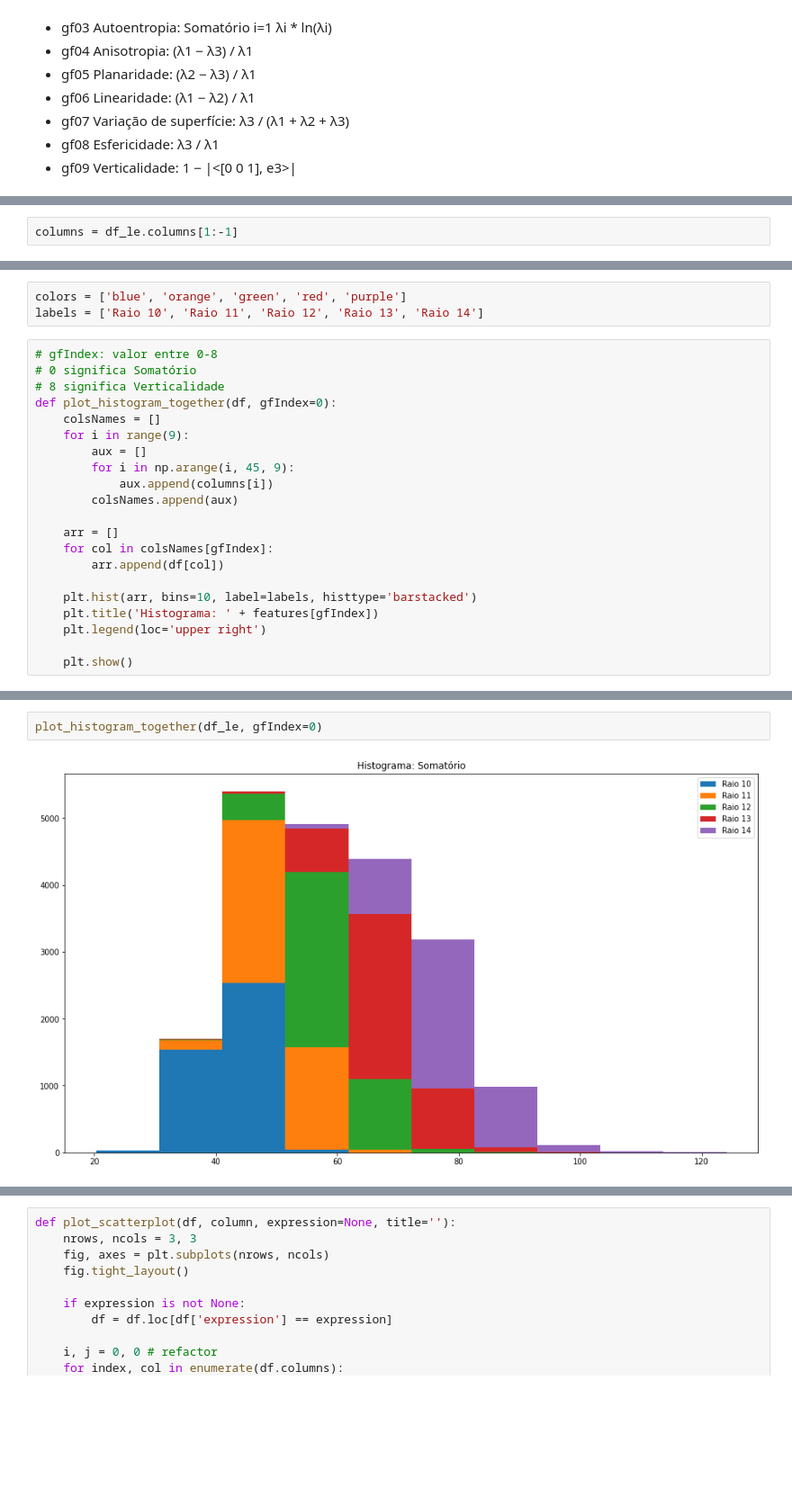
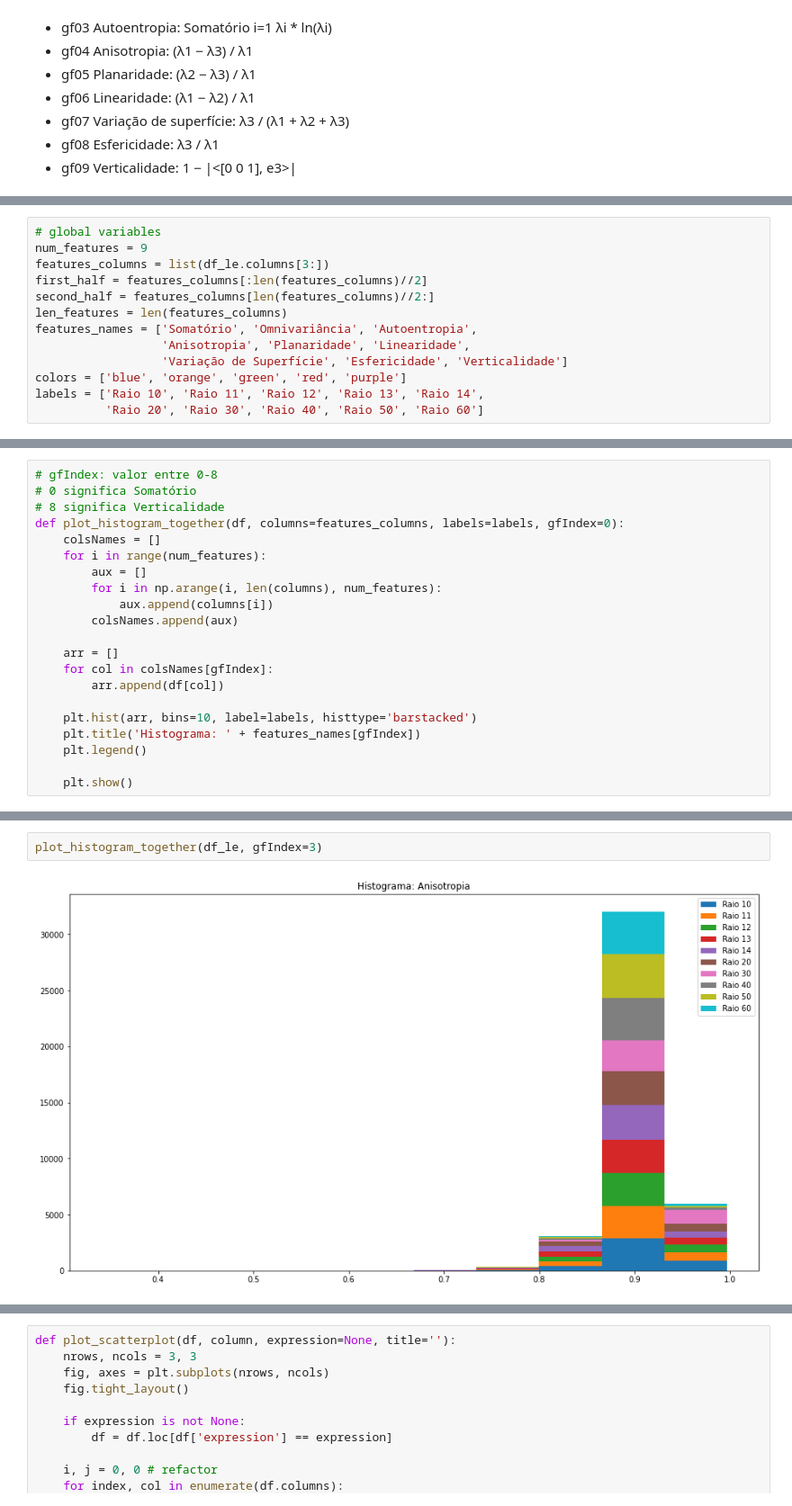
Before and after one commit to thalissonfelipe/landmarks, a Jupyter notebook: Análise das Features da Matriz de Covarariância (Raio).ipynb, the cells around one changed output, grey strips where cells are left out. Shown at 90% size. Saved outputs shown, nothing was run; the diff lists cells and outputs as text; blank space fills up the shorter version.

```diff
--- a/Análise das Features da Matriz de Covarariância (Raio).ipynb
+++ b/Análise das Features da Matriz de Covarariância (Raio).ipynb
@@ -57,3 +70,14 @@ features = [
-# %%
-columns = df_le.columns[1:-1]
+# %%
+# global variables
+num_features = 9
+features_columns = list(df_le.columns[3:])
+first_half = features_columns[:len(features_columns)//2]
+second_half = features_columns[len(features_columns)//2:]
+len_features = len(features_columns)
+features_names = ['Somatório', 'Omnivariância', 'Autoentropia',
+                  'Anisotropia', 'Planaridade', 'Linearidade',
+                  'Variação de Superfície', 'Esfericidade', 'Verticalidade']
+colors = ['blue', 'orange', 'green', 'red', 'purple']
+labels = ['Raio 10', 'Raio 11', 'Raio 12', 'Raio 13', 'Raio 14',
+          'Raio 20', 'Raio 30', 'Raio 40', 'Raio 50', 'Raio 60']
 # %%
@@ -94,17 +116,14 @@ plot_histograms(df_re, position='direito')
 # %% [output]
 [figure]
-# %%
-colors = ['blue', 'orange', 'green', 'red', 'purple']
-labels = ['Raio 10', 'Raio 11', 'Raio 12', 'Raio 13', 'Raio 14']
 # %%
 # gfIndex: valor entre 0-8
 # 0 significa Somatório
 # 8 significa Verticalidade
-def plot_histogram_together(df, gfIndex=0):
+def plot_histogram_together(df, columns=features_columns, labels=labels, gfIndex=0):
     colsNames = []
-    for i in range(9):
+    for i in range(num_features):
         aux = []
-        for i in np.arange(i, 45, 9):
+        for i in np.arange(i, len(columns), num_features):
             aux.append(columns[i])
         colsNames.append(aux)
 
@@ -113,8 +132,8 @@ def plot_histogram_together(df, gfIndex=0):
         arr.append(df[col])
 
     plt.hist(arr, bins=10, label=labels, histtype='barstacked')
-    plt.title('Histograma: ' + features[gfIndex])
-    plt.legend(loc='upper right')
+    plt.title('Histograma: ' + features_names[gfIndex])
+    plt.legend()
 
     plt.show()
 # %%
@@ -158,7 +192,7 @@ plot_histograms_together(df_re, title='Olho direito - Histogramas para diferente
 # %%
-plot_histogram_together(df_le, gfIndex=0)
+plot_histogram_together(df_le, gfIndex=3)
 # %% [output]
-[figure, old version]
+[figure, new version]
 # %%
 plot_histogram_together(df_re, gfIndex=0)
 # %% [output]
```
Also changed, not shown: parts of 38 cells of this notebook, 2 other files.
